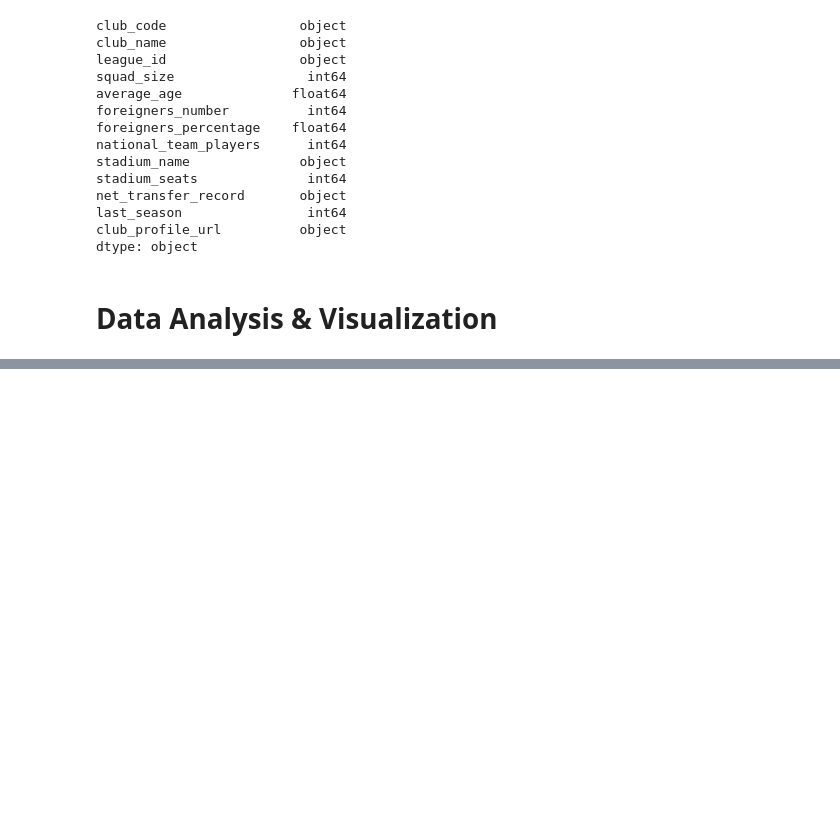
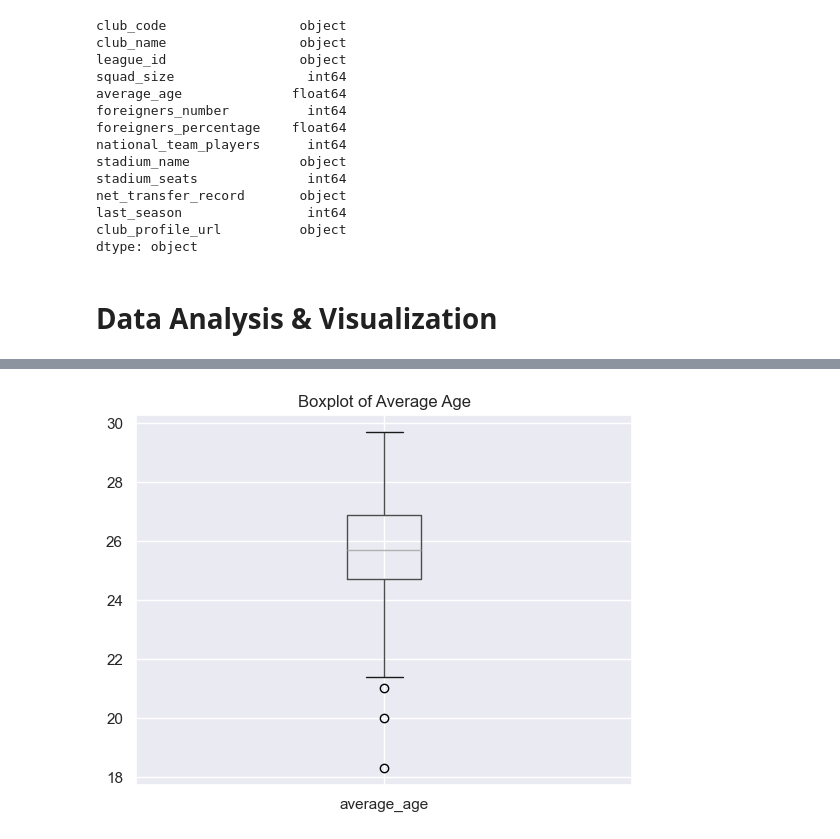
Before and after one commit to RiccardoPili/Football-Data-Analysis, a Jupyter notebook: clubs.ipynb, the cells around one changed output, grey strips where cells are left out. Saved outputs shown, nothing was run; the diff lists cells and outputs as text; code cells hidden in the pictures; blank space fills up the shorter version.

```diff
--- a/clubs.ipynb
+++ b/clubs.ipynb
@@ -178,0 +237,7 @@ dtype: object
+# %%
+# check for average age outliers
+ax = clubs_df.boxplot(column='average_age')
+ax.set_title('Boxplot of Average Age')
+plt.show()
+# %% [output]
+[figure, added]
```
Also changed, not shown: parts of 19 cells of this notebook, 1 other file.
